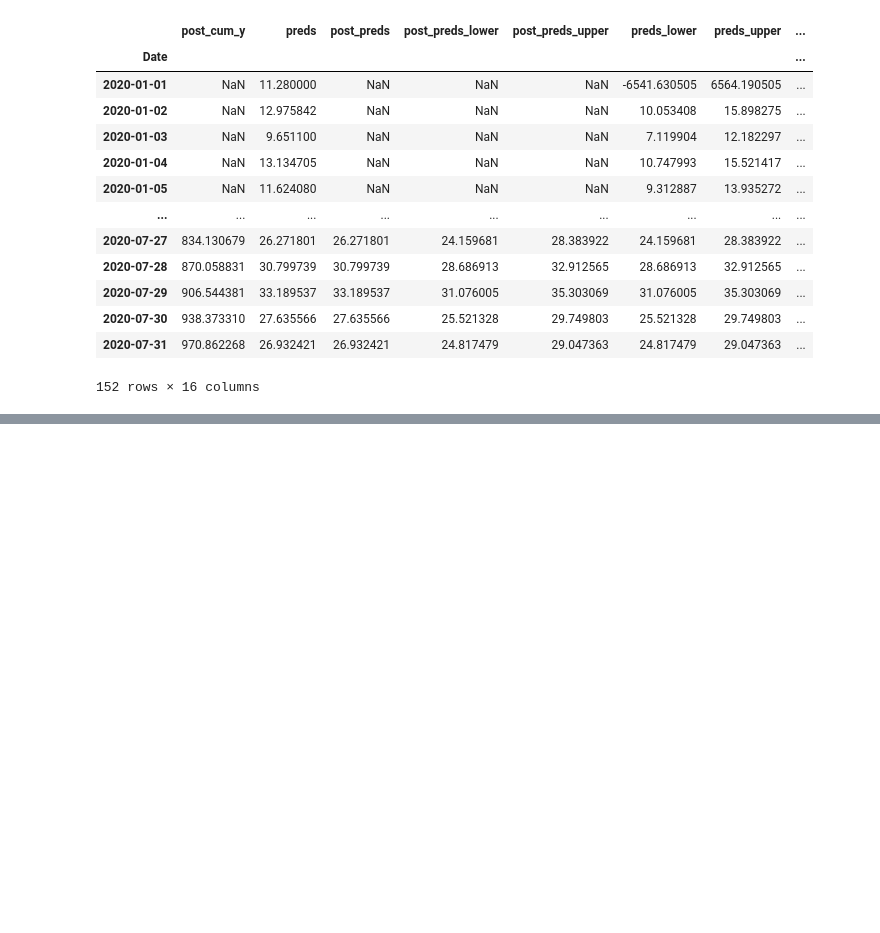
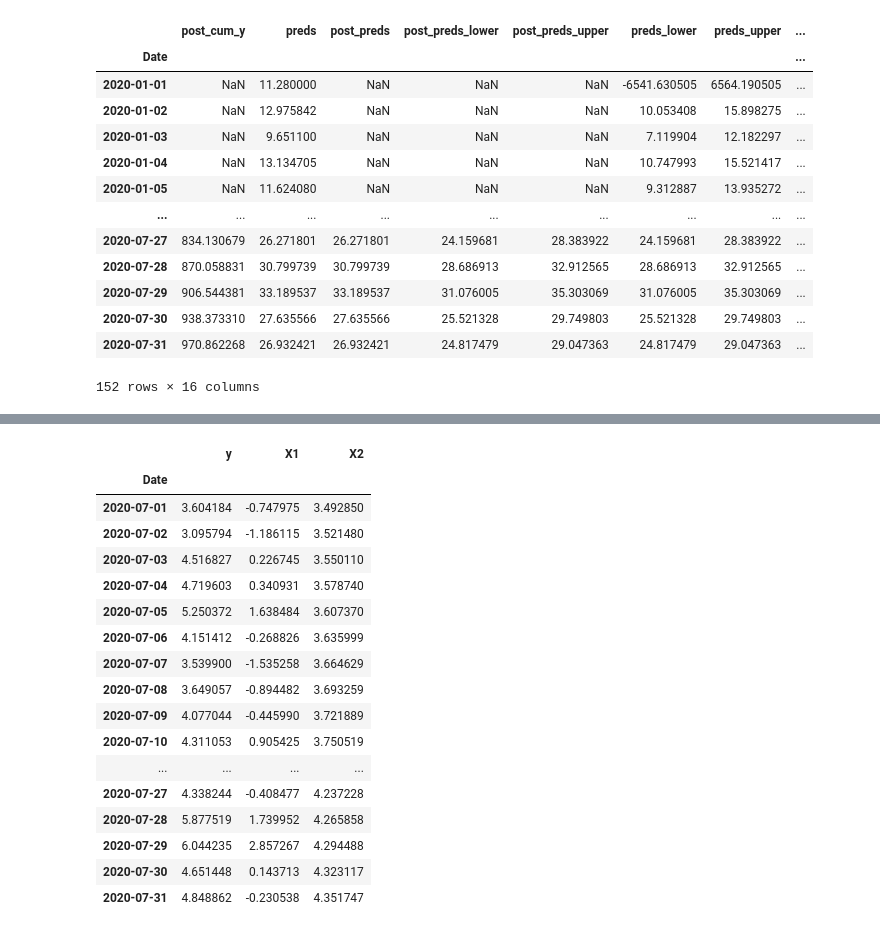
Before and after one commit to sandyherho/physComp, a Jupyter notebook: pycausal/interpRes.ipynb, the cells around one changed output, grey strips where cells are left out. Saved outputs shown, nothing was run; the diff lists cells and outputs as text; code cells hidden in the pictures; blank space fills up the shorter version.

```diff
--- a/pycausal/interpRes.ipynb
+++ b/pycausal/interpRes.ipynb
@@ -235,0 +244,21 @@ ciModel.inferences
+# %%
+ciModel.normed_post_data
+# %% [output]
+|  | y | X1 | X2 |
+| Date |  |  |  |
+| 2020-07-01 | 3.604184 | -0.747975 | 3.492850 |
+| 2020-07-02 | 3.095794 | -1.186115 | 3.521480 |
+| 2020-07-03 | 4.516827 | 0.226745 | 3.550110 |
+| 2020-07-04 | 4.719603 | 0.340931 | 3.578740 |
+| 2020-07-05 | 5.250372 | 1.638484 | 3.607370 |
+| 2020-07-06 | 4.151412 | -0.268826 | 3.635999 |
+| 2020-07-07 | 3.539900 | -1.535258 | 3.664629 |
+| 2020-07-08 | 3.649057 | -0.894482 | 3.693259 |
+| 2020-07-09 | 4.077044 | -0.445990 | 3.721889 |
+| 2020-07-10 | 4.311053 | 0.905425 | 3.750519 |
+| ... | ... | ... | ... |
+| 2020-07-27 | 4.338244 | -0.408477 | 4.237228 |
+| 2020-07-28 | 5.877519 | 1.739952 | 4.265858 |
+| 2020-07-29 | 6.044235 | 2.857267 | 4.294488 |
+| 2020-07-30 | 4.651448 | 0.143713 | 4.323117 |
+| 2020-07-31 | 4.848862 | -0.230538 | 4.351747 |
```
Also changed, not shown: parts of 10 cells of this notebook.
